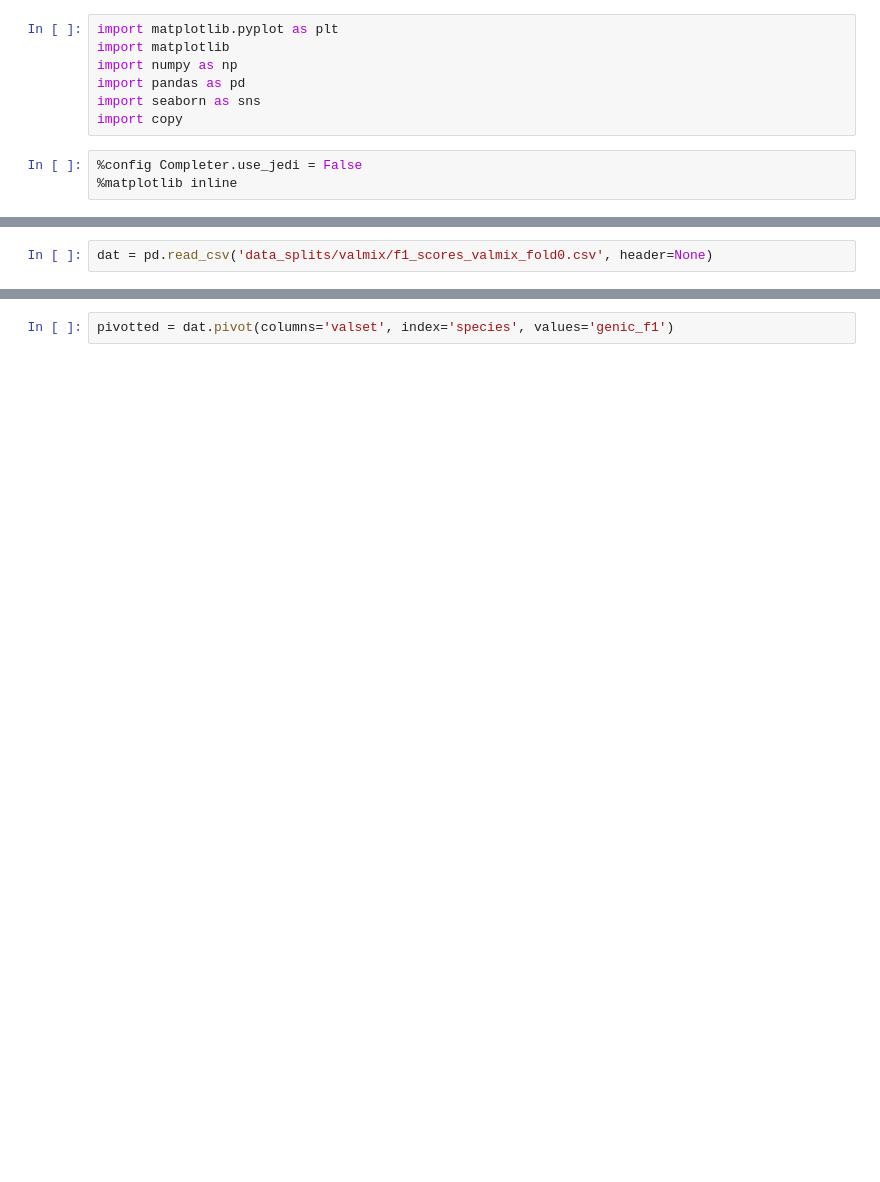
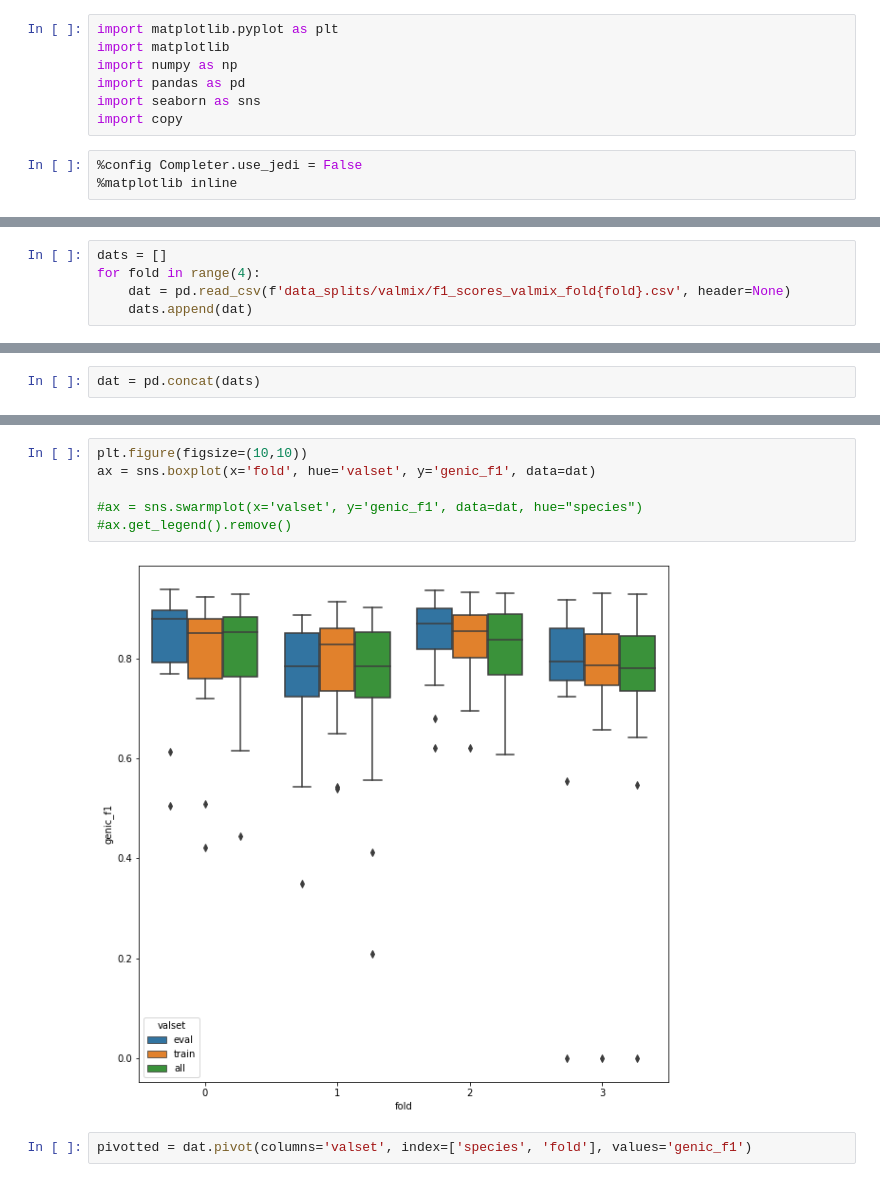
Before and after one commit to weberlab-hhu/helixer_scratch, a Jupyter notebook: notebooks/valmix.ipynb, the cells around one changed output, grey strips where cells are left out. Drawn from its saved outputs; the diff is of its cells as text; blank space fills up the shorter version.

Commit message:
valmix, now w/ full results

```diff
--- a/notebooks/valmix.ipynb
+++ b/notebooks/valmix.ipynb
@@ -11,2 +17,5 @@ import copy
 # %%
-dat = pd.read_csv('data_splits/valmix/f1_scores_valmix_fold0.csv', header=None)
+dats = []
+for fold in range(4):
+    dat = pd.read_csv(f'data_splits/valmix/f1_scores_valmix_fold{fold}.csv', header=None)
+    dats.append(dat)
@@ -15 +22,3 @@ dat.columns = ['model', 'species', 'genic_f1', 'sub_genic_f1']
+# %%
+dat = pd.concat(dats)
 # %%
@@ -29,5 +53,13 @@ ax.get_legend().remove()
+# %%
+plt.figure(figsize=(10,10))
+ax = sns.boxplot(x='fold', hue='valset', y='genic_f1', data=dat)
+
+#ax = sns.swarmplot(x='valset', y='genic_f1', data=dat, hue="species")
+#ax.get_legend().remove()
+# %% [output]
+[figure, added]
 # %%
-pivotted = dat.pivot(columns='valset', index='species', values='genic_f1')
+pivotted = dat.pivot(columns='valset', index=['species', 'fold'], values='genic_f1')
 # %%
 plt.bar(height=np.sort(pivotted['eval'] - pivotted['all']), x=range(pivotted.shape[0]))
 plt.ylabel("genic F1(eval - all)")
```
Also changed, not shown: parts of 13 cells of this notebook, 5 other files.
